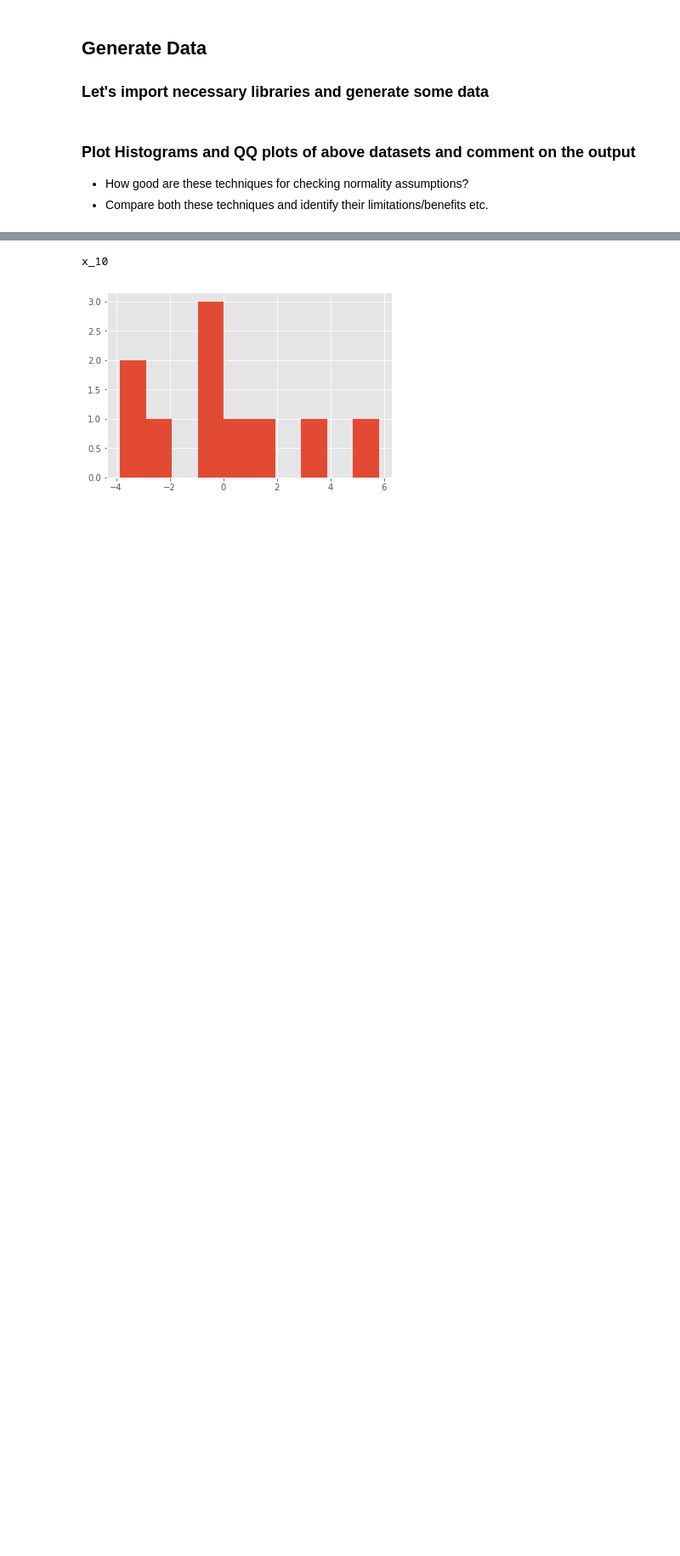
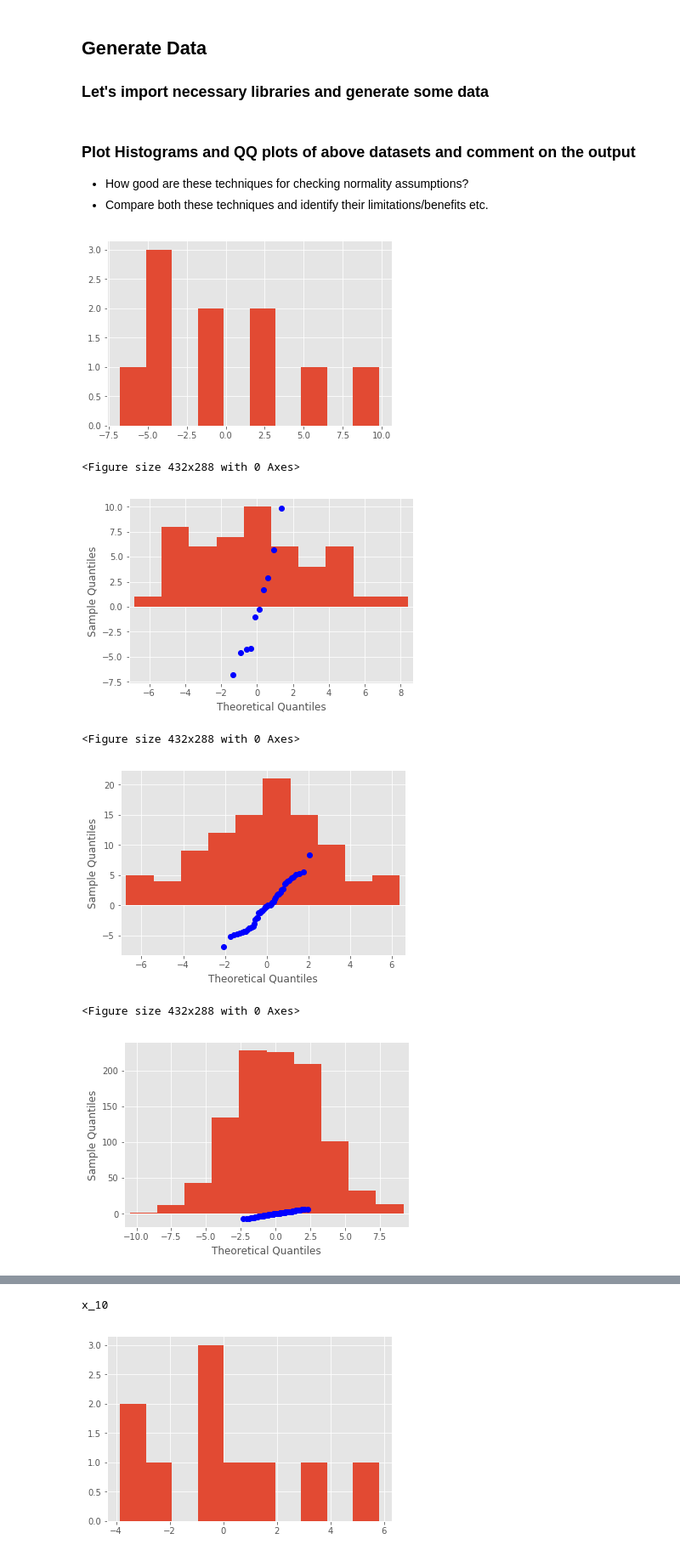
Before and after one commit to npschafer/dsc-komogorov-smirnov-test-lab-houston-ds-042219, a Jupyter notebook: index.ipynb, the cells around one changed output, grey strips where cells are left out. Shown at 85% size. Cells and saved outputs as stored; diff of their text form; code cells hidden in the pictures; blank space fills up the shorter version.

```diff
--- a/index.ipynb
+++ b/index.ipynb
@@ -35,4 +35,13 @@ x_1000 = stats.norm.rvs(loc=0, scale=3, size=1000)
 # %%
 for data in [x_10,x_50,x_100,x_1000]:
     plt.hist(data)
+    plt.figure()
     sm.qqplot(data)
+# %% [output]
+[figure, added]
+<Figure size 432x288 with 0 Axes>
+[figure, added]
+<Figure size 432x288 with 0 Axes>
+[figure, added]
+<Figure size 432x288 with 0 Axes>
+[figure, added]
```
Also changed, not shown: parts of 1 cell of this notebook.
